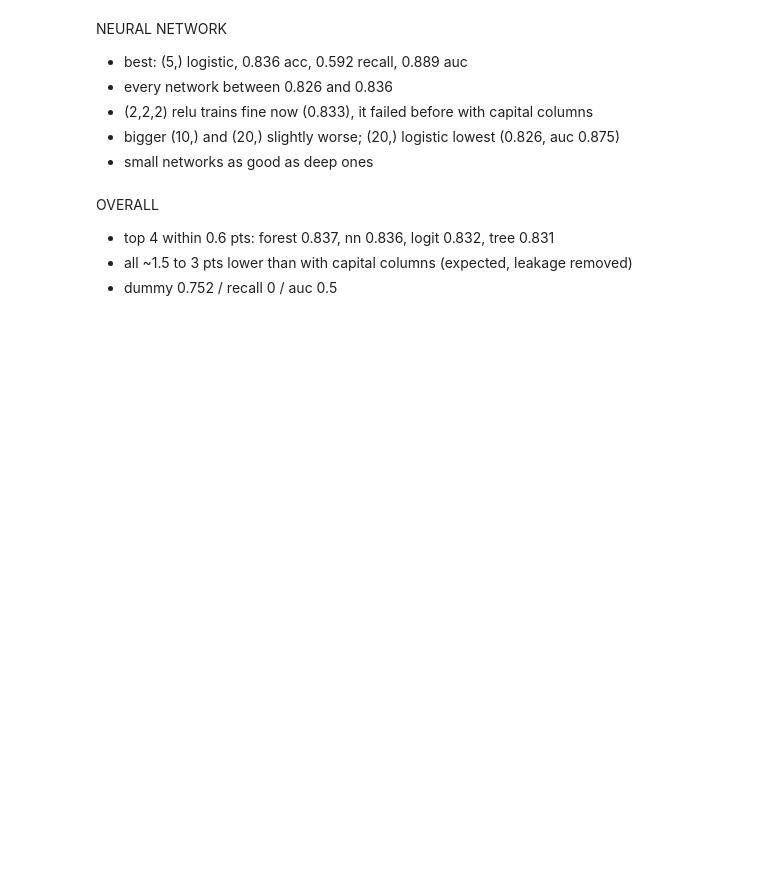
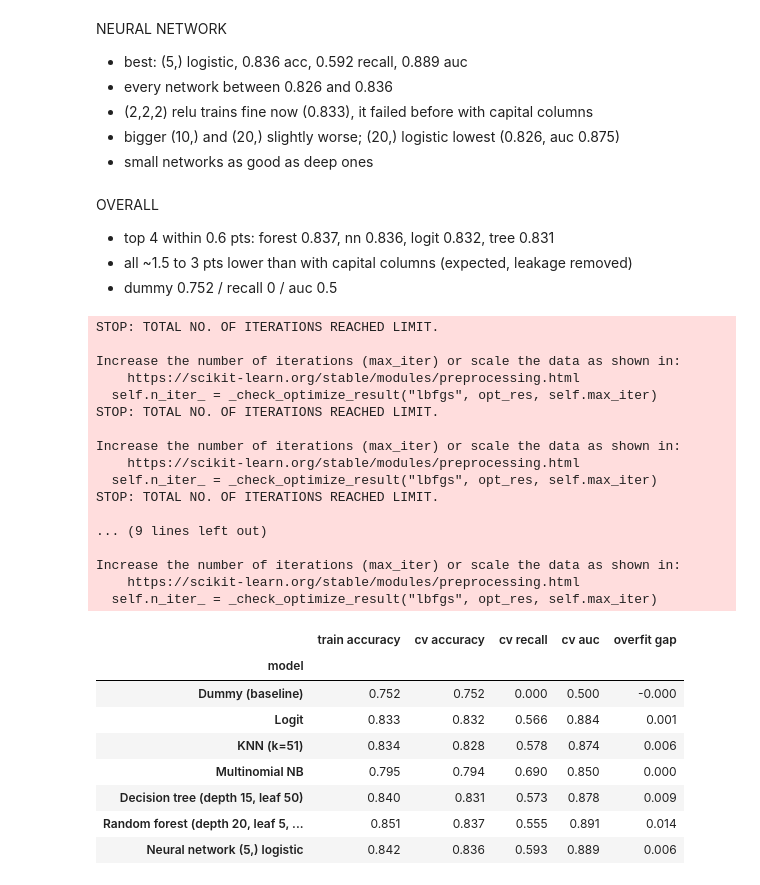
Before and after one commit to juliooo0/Team_A5, a Jupyter notebook: Predictive_Question.ipynb, the cells around one changed output. Cells and saved outputs as stored; diff of their text form; code cells hidden in the pictures; blank space fills up the shorter version.

```diff
--- a/Predictive_Question.ipynb
+++ b/Predictive_Question.ipynb
@@ -1089,3 +1137,63 @@ OVERALL
 - top 4 within 0.6 pts: forest 0.837, nn 0.836, logit 0.832, tree 0.831
 - all ~1.5 to 3 pts lower than with capital columns (expected, leakage removed)
 - dummy 0.752 / recall 0 / auc 0.5
+# %%
+# final comparison: every model with its best settings, same 5-fold CV, same training data
+# train accuracy vs cv accuracy shows overfitting (big gap = memorizing the training data)
+
+def scaled(model, scaler=StandardScaler):
+    return Pipeline([('scale', ColumnTransformer([('num', scaler(), num_cols)], remainder='passthrough')),
+                     ('model', model)])
+
+final_models = {
+    'Dummy (baseline)': DummyClassifier(strategy='most_frequent'),
+    'Logit': scaled(LogisticRegression(max_iter=1000)),
+    'KNN (k=51)': Pipeline([('scale', StandardScaler()), ('model', KNeighborsClassifier(n_neighbors=51))]),
+    'Multinomial NB': MultinomialNB(),
+    'Decision tree (depth 15, leaf 50)': DecisionTreeClassifier(max_depth=15, min_samples_leaf=50, random_state=0),
+    'Random forest (depth 20, leaf 5, sqrt)': RandomForestClassifier(n_estimators=500, max_depth=20, min_samples_leaf=5,
+                                                                     max_features='sqrt', random_state=0, n_jobs=-1),
+    'Neural network (5,) logistic': scaled(MLPClassifier(hidden_layer_sizes=(5,), activation='logistic', solver='lbfgs',
+                                                         tol=1e-8, max_iter=2000, random_state=1), MinMaxScaler),
+}
+
+rows = []
+for name, model in tqdm(final_models.items()):
+    s = cross_validate(model, X_train_base, y_train, cv=cv,
+                       scoring=['accuracy', 'recall', 'roc_auc'], return_train_score=True)
+    rows.append({'model': name,
+                 'train accuracy': s['train_accuracy'].mean(),
+                 'cv accuracy': s['test_accuracy'].mean(),
+                 'cv recall': s['test_recall'].mean(),
+                 'cv auc': s['test_roc_auc'].mean()})
+
+final_cv_df = pd.DataFrame(rows).set_index('model')
+final_cv_df['overfit gap'] = final_cv_df['train accuracy'] - final_cv_df['cv accuracy']
+final_cv_df.round(3)
+# %% [output]
+STOP: TOTAL NO. OF ITERATIONS REACHED LIMIT.
+
+Increase the number of iterations (max_iter) or scale the data as shown in:
+    https://scikit-learn.org/stable/modules/preprocessing.html
+  self.n_iter_ = _check_optimize_result("lbfgs", opt_res, self.max_iter)
+STOP: TOTAL NO. OF ITERATIONS REACHED LIMIT.
+
+Increase the number of iterations (max_iter) or scale the data as shown in:
+    https://scikit-learn.org/stable/modules/preprocessing.html
+  self.n_iter_ = _check_optimize_result("lbfgs", opt_res, self.max_iter)
+STOP: TOTAL NO. OF ITERATIONS REACHED LIMIT.
+
+... (9 lines left out)
+
+Increase the number of iterations (max_iter) or scale the data as shown in:
+    https://scikit-learn.org/stable/modules/preprocessing.html
+  self.n_iter_ = _check_optimize_result("lbfgs", opt_res, self.max_iter)
+|  | train accuracy | cv accuracy | cv recall | cv auc | overfit gap |
+| model |  |  |  |  |  |
+| Dummy (baseline) | 0.752 | 0.752 | 0.000 | 0.500 | -0.000 |
+| Logit | 0.833 | 0.832 | 0.566 | 0.884 | 0.001 |
+| KNN (k=51) | 0.834 | 0.828 | 0.578 | 0.874 | 0.006 |
+| Multinomial NB | 0.795 | 0.794 | 0.690 | 0.850 | 0.000 |
+| Decision tree (depth 15, leaf 50) | 0.840 | 0.831 | 0.573 | 0.878 | 0.009 |
+| Random forest (depth 20, leaf 5, ... | 0.851 | 0.837 | 0.555 | 0.891 | 0.014 |
+| Neural network (5,) logistic | 0.842 | 0.836 | 0.593 | 0.889 | 0.006 |
```
Also changed, not shown: parts of 12 cells of this notebook.
